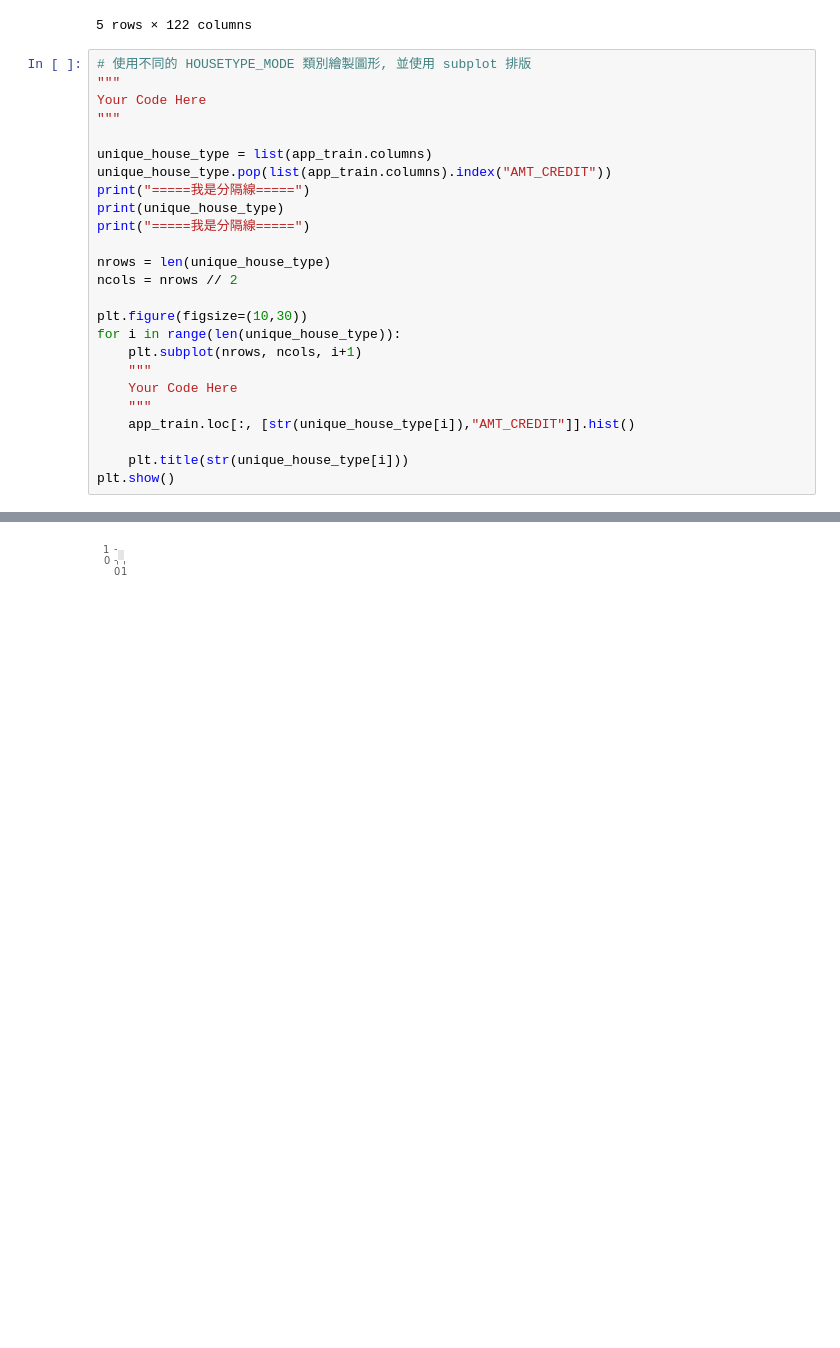
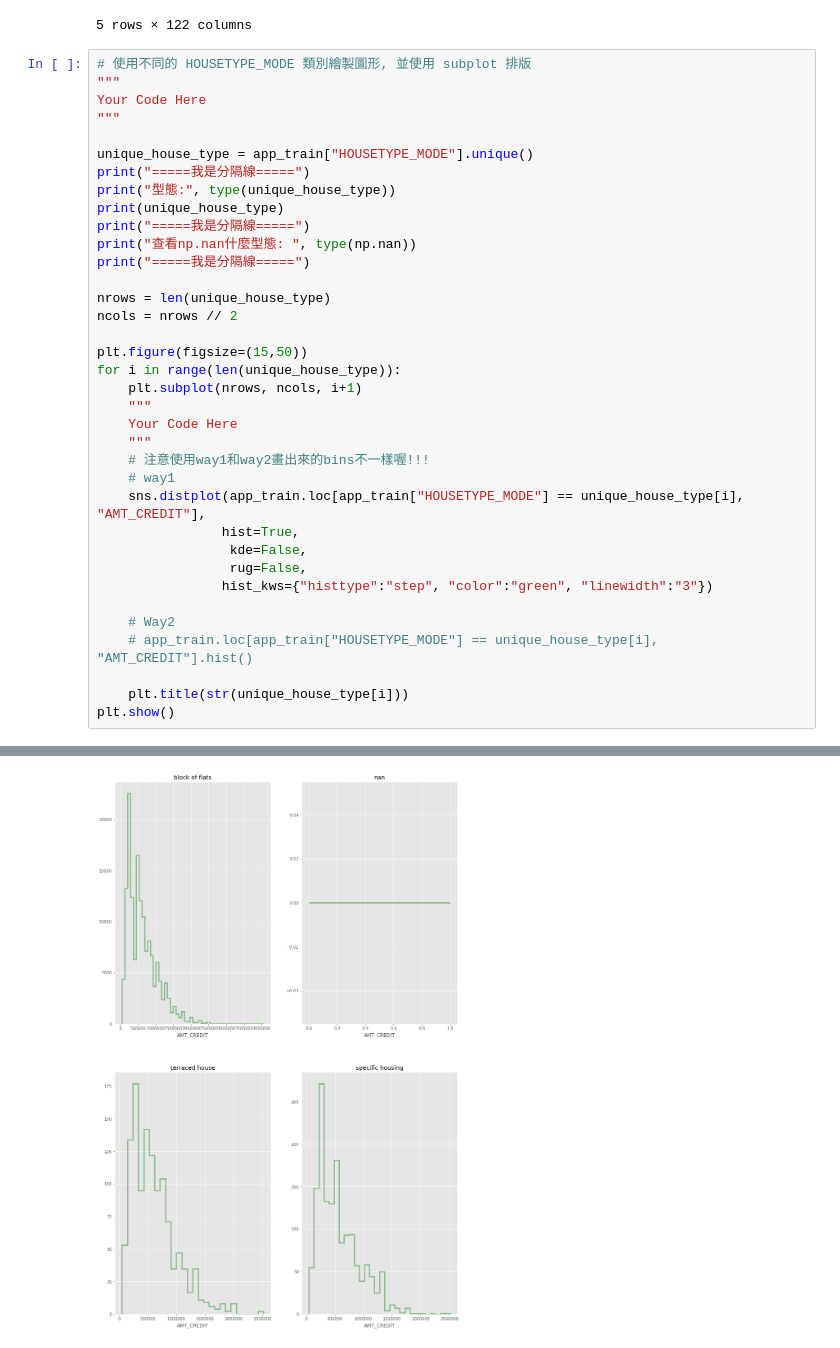
Before and after one commit to gn0262487838/100_day_marathon_for_ML, a Jupyter notebook: D19/Day_019_HW.ipynb, the cells around one changed output, grey strips where cells are left out. Drawn from its saved outputs; the diff is of its cells as text; blank space fills up the shorter version.

```diff
--- a/D19/Day_019_HW.ipynb
+++ b/D19/Day_019_HW.ipynb
@@ -46,22 +46,33 @@ Path of read in data: ../D4/data/application_train.csv
 Your Code Here
 """
 
-unique_house_type = list(app_train.columns)
-unique_house_type.pop(list(app_train.columns).index("AMT_CREDIT"))
+unique_house_type = app_train["HOUSETYPE_MODE"].unique()
 print("=====我是分隔線=====")
+print("型態:", type(unique_house_type))
 print(unique_house_type)
+print("=====我是分隔線=====")
+print("查看np.nan什麼型態: ", type(np.nan))
 print("=====我是分隔線=====")
 
 nrows = len(unique_house_type)
 ncols = nrows // 2
 
-plt.figure(figsize=(10,30))
+plt.figure(figsize=(15,50))
 for i in range(len(unique_house_type)):
     plt.subplot(nrows, ncols, i+1)
     """
     Your Code Here
     """
-    app_train.loc[:, [str(unique_house_type[i]),"AMT_CREDIT"]].hist()
+    # 注意使用way1和way2畫出來的bins不一樣喔!!!
+    # way1
+    sns.distplot(app_train.loc[app_train["HOUSETYPE_MODE"] == unique_house_type[i], "AMT_CREDIT"],
+                hist=True,
+                 kde=False,
+                 rug=False,
+                hist_kws={"histtype":"step", "color":"green", "linewidth":"3"})
+
+    # Way2
+    # app_train.loc[app_train["HOUSETYPE_MODE"] == unique_house_type[i], "AMT_CREDIT"].hist()
 
     plt.title(str(unique_house_type[i]))
 plt.show()
@@ -72 +86 @@ plt.show()
-[figure, old version]
+[figure, new version]
```
Also changed, not shown: parts of 1 cell of this notebook, 1 other file.
